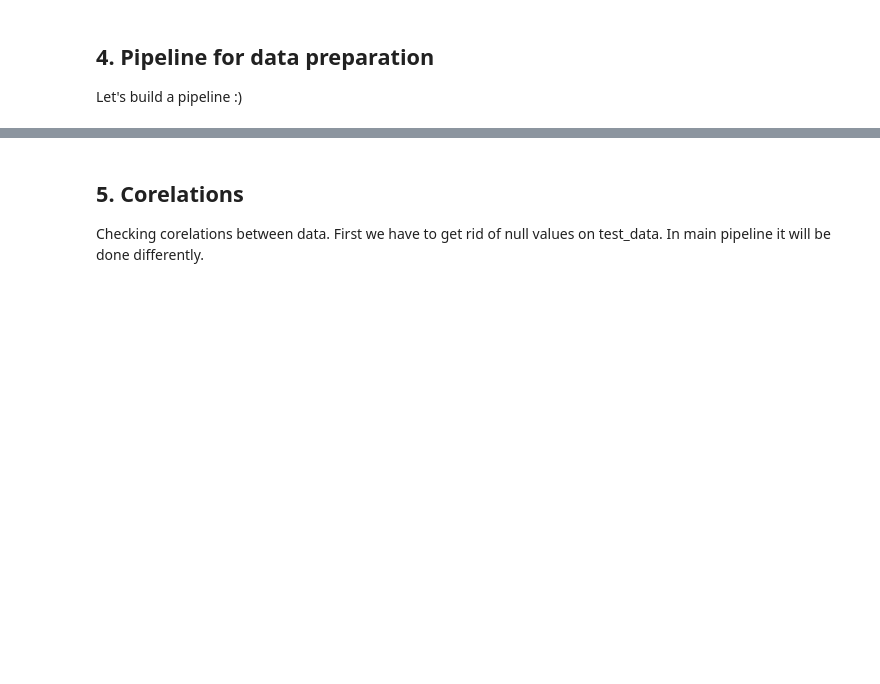
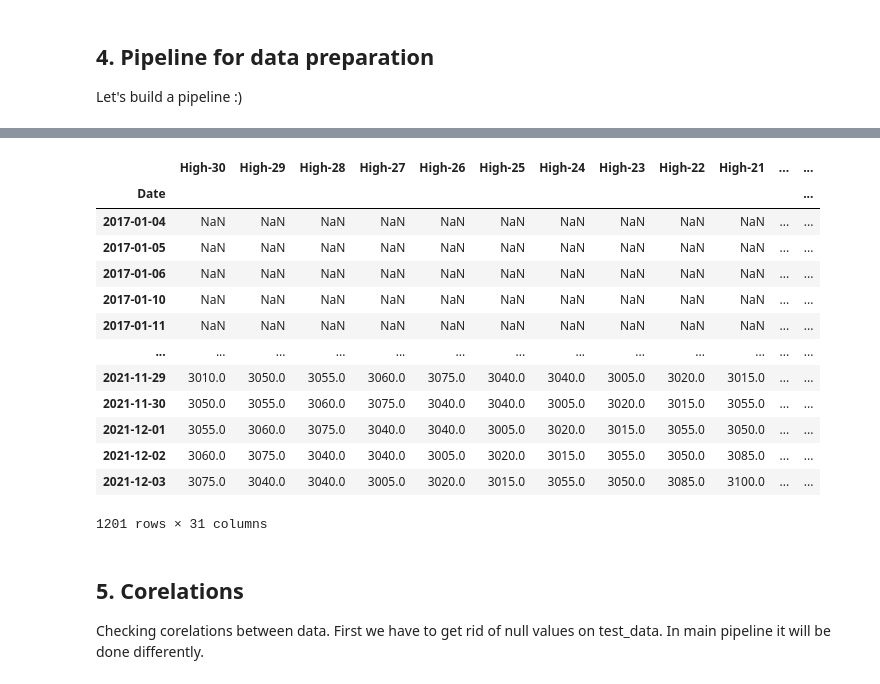
Before and after one commit to velblu/Tokyo-Stock-Exchange-Predictions, a Jupyter notebook: jpx_prediction.ipynb, the cells around one changed output, grey strips where cells are left out. Saved outputs shown, nothing was run; the diff lists cells and outputs as text; code cells hidden in the pictures; blank space fills up the shorter version.

```diff
--- a/jpx_prediction.ipynb
+++ b/jpx_prediction.ipynb
@@ -578,24 +579,25 @@ class DeleteRowsWithNulls(BaseEstimator, TransformerMixin):
 
     def fit(self, X: pandas.DataFrame, y=None):
         """
-        Set which column should be considered if None was given.
+        Doing nothing..
 
         :param X: Dataset to work on
         :param y: Ignored. This parameter exists only for compatibility with :class:`~sklearn.pipeline.Pipeline`.
         :return: Fitted transformer.
         """
-        if self.subset is None:
-            self.subset = X.columns.tolist()
         return self
 
     def transform(self, X: pandas.DataFrame, y=None) -> pandas.DataFrame:
         """
-        Remove rows with nulls.
+        Set which column should be considered if None was given.
+        And then remove rows with nulls.
 
         :param X: Dataset to work on
         :param y: Ignored. This parameter exists only for compatibility with :class:`~sklearn.pipeline.Pipeline`.
         :return: Transformed input (with deleted rows).
         """
+        if self.subset is None:
+            self.subset = X.columns.tolist()
         return X.dropna(subset=self.subset, how=self.how)
 # %%
 # removing rows where all OHLC values are nulls
@@ -634,24 +636,26 @@ class SortData(BaseEstimator, TransformerMixin):
 
     def fit(self, X: pandas.DataFrame, y=None):
         """
-        Set by which names sorting will be done if None were given in params.
+        Doing nothing..
 
         :param X: Dataset to work on
         :param y: Ignored. This parameter exists only for compatibility with :class:`~sklearn.pipeline.Pipeline`.
         :return: Fitted transformer.
         """
-        if self.by is None:
-            self.by = list(X.index.names)
+
         return self
 
     def transform(self, X: pandas.DataFrame, y=None) -> pandas.DataFrame:
         """
-        Sort data by names
+        Set by which names sorting will be done if None were given in params.
+        And then sort data by names
 
         :param X: Dataset to work on
         :param y: Ignored. This parameter exists only for compatibility with :class:`~sklearn.pipeline.Pipeline`.
         :return: Sorted input.
         """
+        if self.by is None:
+            self.by = list(X.index.names)
         return X.sort_values(by=self.by, axis=self.axis, ascending=True, inplace=False)
 # %%
 # sorting data by index
@@ -920,3 +1036,21 @@ data.head()
+# %%
+# checking values for 'High'
+data[[column for column in data.columns if column.find('High')!=-1]].loc[1301]
+# %% [output]
+|  | High-30 | High-29 | High-28 | High-27 | High-26 | High-25 | High-24 | High-23 | High-22 | High-21 | ... | ... |
+| Date |  |  |  |  |  |  |  |  |  |  |  | ... |
+| 2017-01-04 | NaN | NaN | NaN | NaN | NaN | NaN | NaN | NaN | NaN | NaN | ... | ... |
+| 2017-01-05 | NaN | NaN | NaN | NaN | NaN | NaN | NaN | NaN | NaN | NaN | ... | ... |
+| 2017-01-06 | NaN | NaN | NaN | NaN | NaN | NaN | NaN | NaN | NaN | NaN | ... | ... |
+| 2017-01-10 | NaN | NaN | NaN | NaN | NaN | NaN | NaN | NaN | NaN | NaN | ... | ... |
+| 2017-01-11 | NaN | NaN | NaN | NaN | NaN | NaN | NaN | NaN | NaN | NaN | ... | ... |
+| ... | ... | ... | ... | ... | ... | ... | ... | ... | ... | ... | ... | ... |
+| 2021-11-29 | 3010.0 | 3050.0 | 3055.0 | 3060.0 | 3075.0 | 3040.0 | 3040.0 | 3005.0 | 3020.0 | 3015.0 | ... | ... |
+| 2021-11-30 | 3050.0 | 3055.0 | 3060.0 | 3075.0 | 3040.0 | 3040.0 | 3005.0 | 3020.0 | 3015.0 | 3055.0 | ... | ... |
+| 2021-12-01 | 3055.0 | 3060.0 | 3075.0 | 3040.0 | 3040.0 | 3005.0 | 3020.0 | 3015.0 | 3055.0 | 3050.0 | ... | ... |
+| 2021-12-02 | 3060.0 | 3075.0 | 3040.0 | 3040.0 | 3005.0 | 3020.0 | 3015.0 | 3055.0 | 3050.0 | 3085.0 | ... | ... |
+| 2021-12-03 | 3075.0 | 3040.0 | 3040.0 | 3005.0 | 3020.0 | 3015.0 | 3055.0 | 3050.0 | 3085.0 | 3100.0 | ... | ... |
+1201 rows × 31 columns
 # %% [markdown]
 ## 5. Corelations
 Checking corelations between data.
```
Also changed, not shown: parts of 30 cells of this notebook.
